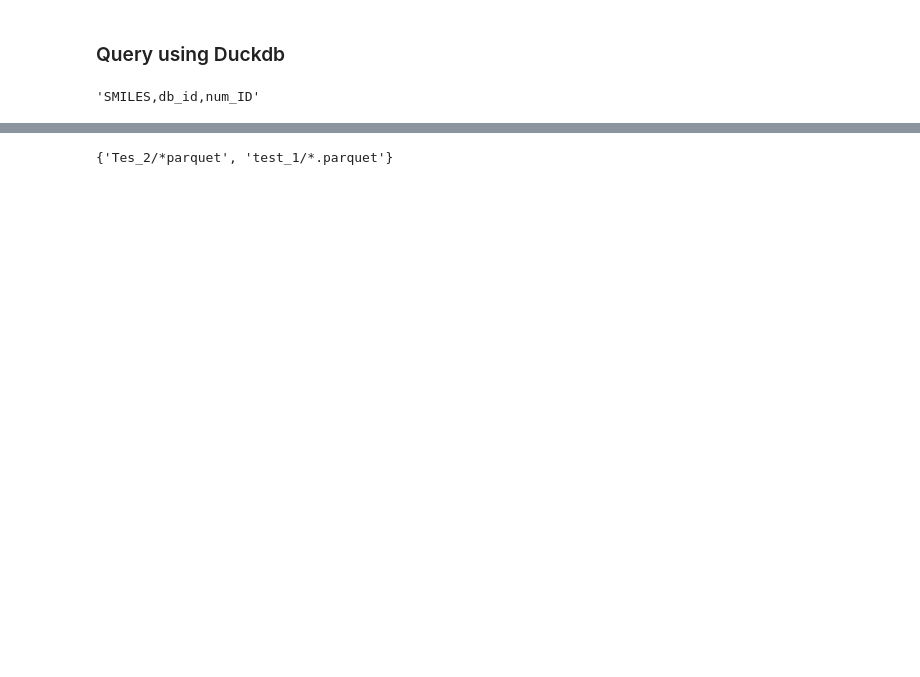
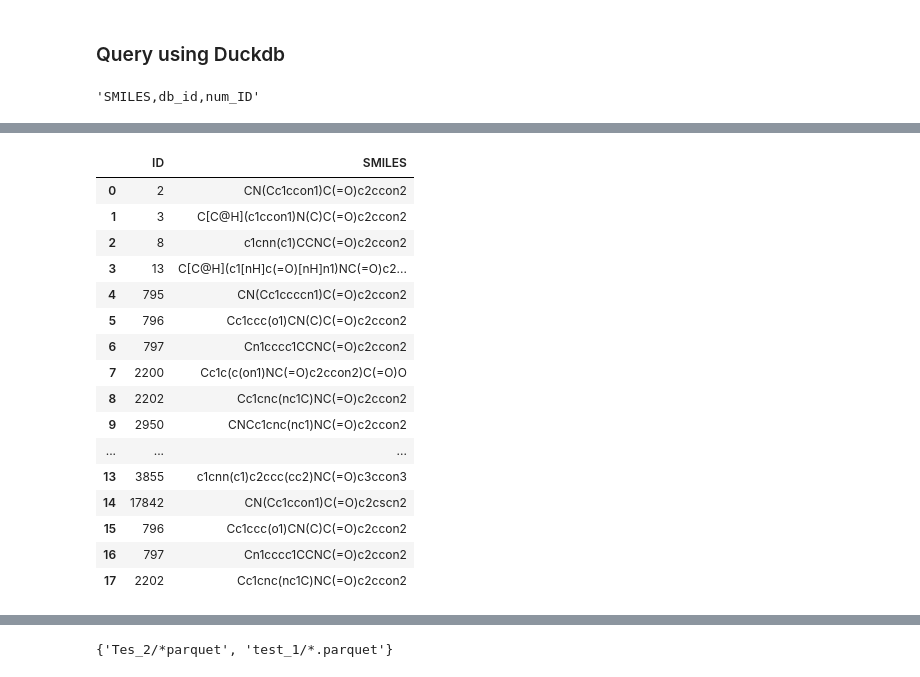
Before and after one commit to zaky02/LibMiner, a Jupyter notebook: clean/cluster_search.ipynb, the cells around one changed output, grey strips where cells are left out. Drawn from its saved outputs; the diff is of its cells as text; code cells hidden in the pictures; blank space fills up the shorter version.

```diff
--- a/clean/cluster_search.ipynb
+++ b/clean/cluster_search.ipynb
@@ -1973,0 +1929,20 @@ pd.concat([res, res], axis=0)
+# %%
+isomer
+# %% [output]
+|  | ID | SMILES |
+| 0 | 2 | CN(Cc1ccon1)C(=O)c2ccon2 |
+| 1 | 3 | C[C@H](c1ccon1)N(C)C(=O)c2ccon2 |
+| 2 | 8 | c1cnn(c1)CCNC(=O)c2ccon2 |
+| 3 | 13 | C[C@H](c1[nH]c(=O)[nH]n1)NC(=O)c2... |
+| 4 | 795 | CN(Cc1ccccn1)C(=O)c2ccon2 |
+| 5 | 796 | Cc1ccc(o1)CN(C)C(=O)c2ccon2 |
+| 6 | 797 | Cn1cccc1CCNC(=O)c2ccon2 |
+| 7 | 2200 | Cc1c(c(on1)NC(=O)c2ccon2)C(=O)O |
+| 8 | 2202 | Cc1cnc(nc1C)NC(=O)c2ccon2 |
+| 9 | 2950 | CNCc1cnc(nc1)NC(=O)c2ccon2 |
+| ... | ... | ... |
+| 13 | 3855 | c1cnn(c1)c2ccc(cc2)NC(=O)c3ccon3 |
+| 14 | 17842 | CN(Cc1ccon1)C(=O)c2cscn2 |
+| 15 | 796 | Cc1ccc(o1)CN(C)C(=O)c2ccon2 |
+| 16 | 797 | Cn1cccc1CCNC(=O)c2ccon2 |
+| 17 | 2202 | Cc1cnc(nc1C)NC(=O)c2ccon2 |
```
Also changed, not shown: parts of 30 cells of this notebook.
